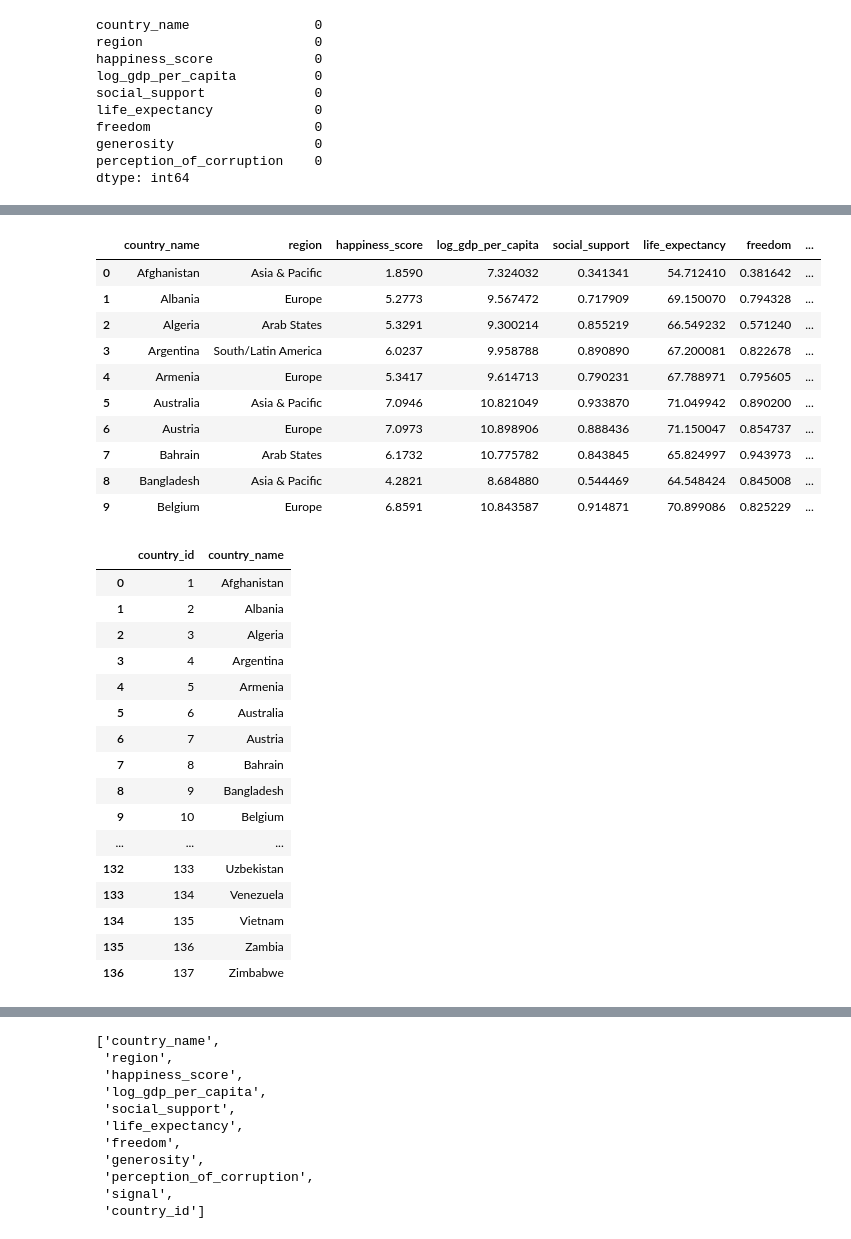
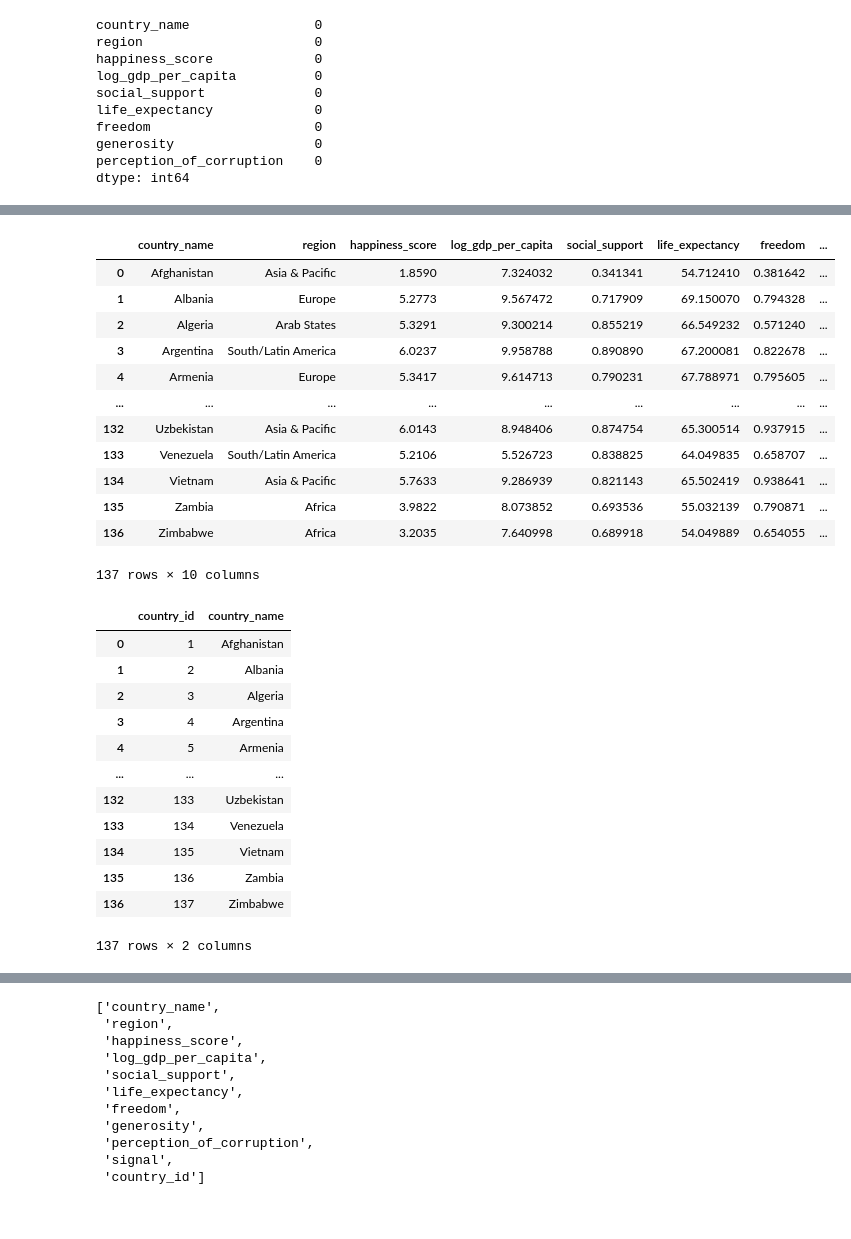
Before and after one commit to occampos/Global_Happiness_Analysis, a Jupyter notebook: Prep/Happiness_2023_Prep.ipynb, the cells around one changed output, grey strips where cells are left out. Saved outputs shown, nothing was run; the diff lists cells and outputs as text; code cells hidden in the pictures.

```diff
--- a/Prep/Happiness_2023_Prep.ipynb
+++ b/Prep/Happiness_2023_Prep.ipynb
@@ -4,4 +4,4 @@
 import pandas as pd
 import numpy as np
 # %%
-pd.set_option('display.max_rows', None);
+pd.set_option('display.max_rows', 20);
@@ -8,11 +13,8 @@ pd.set_option('display.max_rows', None);
 # %%
-# Import data and save originals
+# Create duplicates
 
-original_data_2023 = pd.read_excel(r"C:\Users\olimp\OneDrive\Documents\Datasets\Happiness\Sources\Originals\WHR_2023.xls")
-data_2023 = pd.DataFrame(original_data_2023)
-
-original_country_region = pd.read_excel(r"C:\Users\olimp\OneDrive\Documents\Datasets\Happiness\Sources\Originals\country_region.xlsx")
-country_region = pd.DataFrame(original_country_region)
+data_2023 = og_happiness_2023
+country_region = og_happiness_country_region
 # %% [markdown]
 ### 2023 Prep
 # %%
@@ -388,20 +385,22 @@ test_data_2023.head(10)
 # %%
 # Sort by country_name and reset index
 
 test_data_2023 = test_data_2023.sort_values('country_name').reset_index().drop('index', axis=1)
-test_data_2023.head(10)
+test_data_2023
 # %% [output]
 |  | country_name | region | happiness_score | log_gdp_per_capita | social_support | life_expectancy | freedom | ... |
 | 0 | Afghanistan | Asia & Pacific | 1.8590 | 7.324032 | 0.341341 | 54.712410 | 0.381642 | ... |
 | 1 | Albania | Europe | 5.2773 | 9.567472 | 0.717909 | 69.150070 | 0.794328 | ... |
 | 2 | Algeria | Arab States | 5.3291 | 9.300214 | 0.855219 | 66.549232 | 0.571240 | ... |
 | 3 | Argentina | South/Latin America | 6.0237 | 9.958788 | 0.890890 | 67.200081 | 0.822678 | ... |
 | 4 | Armenia | Europe | 5.3417 | 9.614713 | 0.790231 | 67.788971 | 0.795605 | ... |
-| 5 | Australia | Asia & Pacific | 7.0946 | 10.821049 | 0.933870 | 71.049942 | 0.890200 | ... |
-| 6 | Austria | Europe | 7.0973 | 10.898906 | 0.888436 | 71.150047 | 0.854737 | ... |
-| 7 | Bahrain | Arab States | 6.1732 | 10.775782 | 0.843845 | 65.824997 | 0.943973 | ... |
-| 8 | Bangladesh | Asia & Pacific | 4.2821 | 8.684880 | 0.544469 | 64.548424 | 0.845008 | ... |
-| 9 | Belgium | Europe | 6.8591 | 10.843587 | 0.914871 | 70.899086 | 0.825229 | ... |
+| ... | ... | ... | ... | ... | ... | ... | ... | ... |
+| 132 | Uzbekistan | Asia & Pacific | 6.0143 | 8.948406 | 0.874754 | 65.300514 | 0.937915 | ... |
+| 133 | Venezuela | South/Latin America | 5.2106 | 5.526723 | 0.838825 | 64.049835 | 0.658707 | ... |
+| 134 | Vietnam | Asia & Pacific | 5.7633 | 9.286939 | 0.821143 | 65.502419 | 0.938641 | ... |
+| 135 | Zambia | Africa | 3.9822 | 8.073852 | 0.693536 | 55.032139 | 0.790871 | ... |
+| 136 | Zimbabwe | Africa | 3.2035 | 7.640998 | 0.689918 | 54.049889 | 0.654055 | ... |
+137 rows × 10 columns
 # %%
 # Create country ID table and add country_id to test_data_2023
 
@@ -415,17 +414,13 @@ country_ids
 | 2 | 3 | Algeria |
 | 3 | 4 | Argentina |
 | 4 | 5 | Armenia |
-| 5 | 6 | Australia |
-| 6 | 7 | Austria |
-| 7 | 8 | Bahrain |
-| 8 | 9 | Bangladesh |
-| 9 | 10 | Belgium |
 | ... | ... | ... |
 | 132 | 133 | Uzbekistan |
 | 133 | 134 | Venezuela |
 | 134 | 135 | Vietnam |
 | 135 | 136 | Zambia |
 | 136 | 137 | Zimbabwe |
+137 rows × 2 columns
 # %%
 # Merge
 
```
Also changed, not shown: parts of 10 cells of this notebook, 1 other file.
